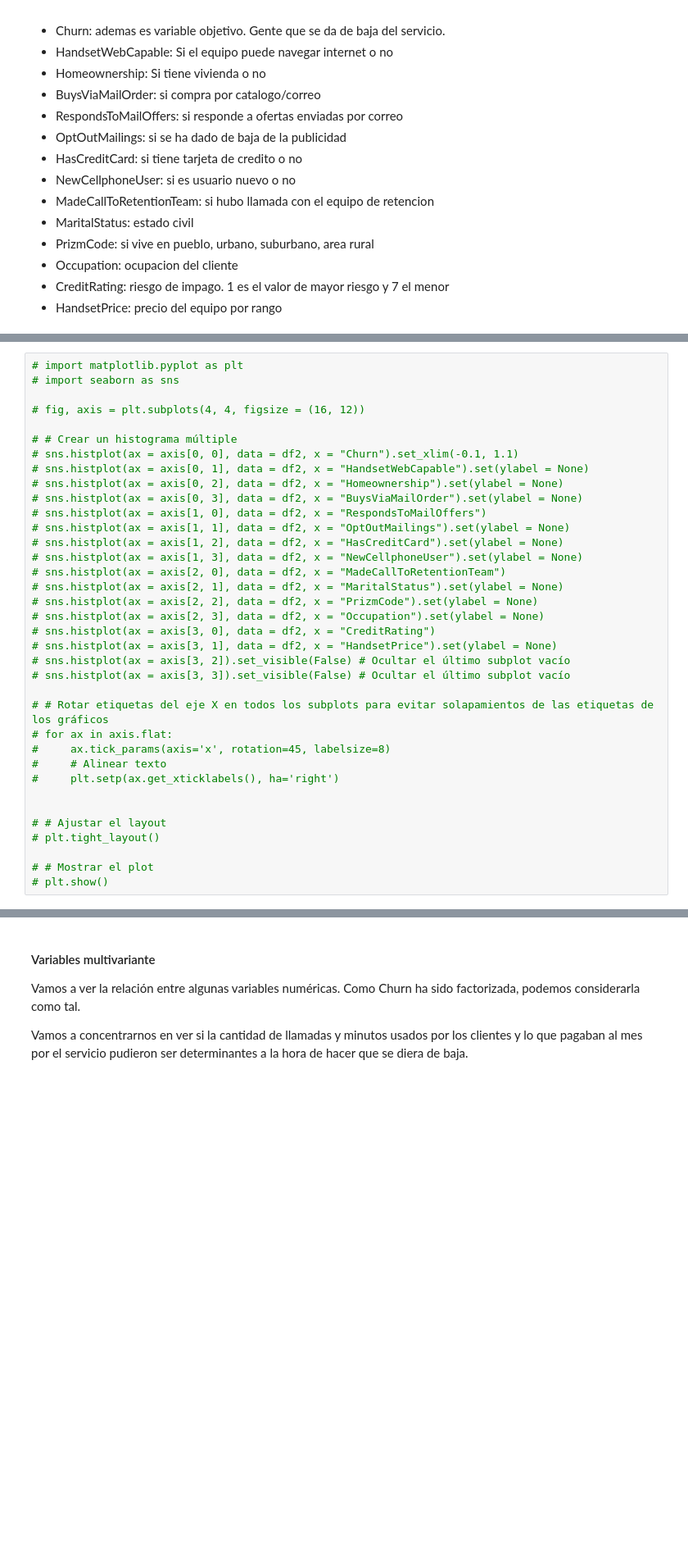
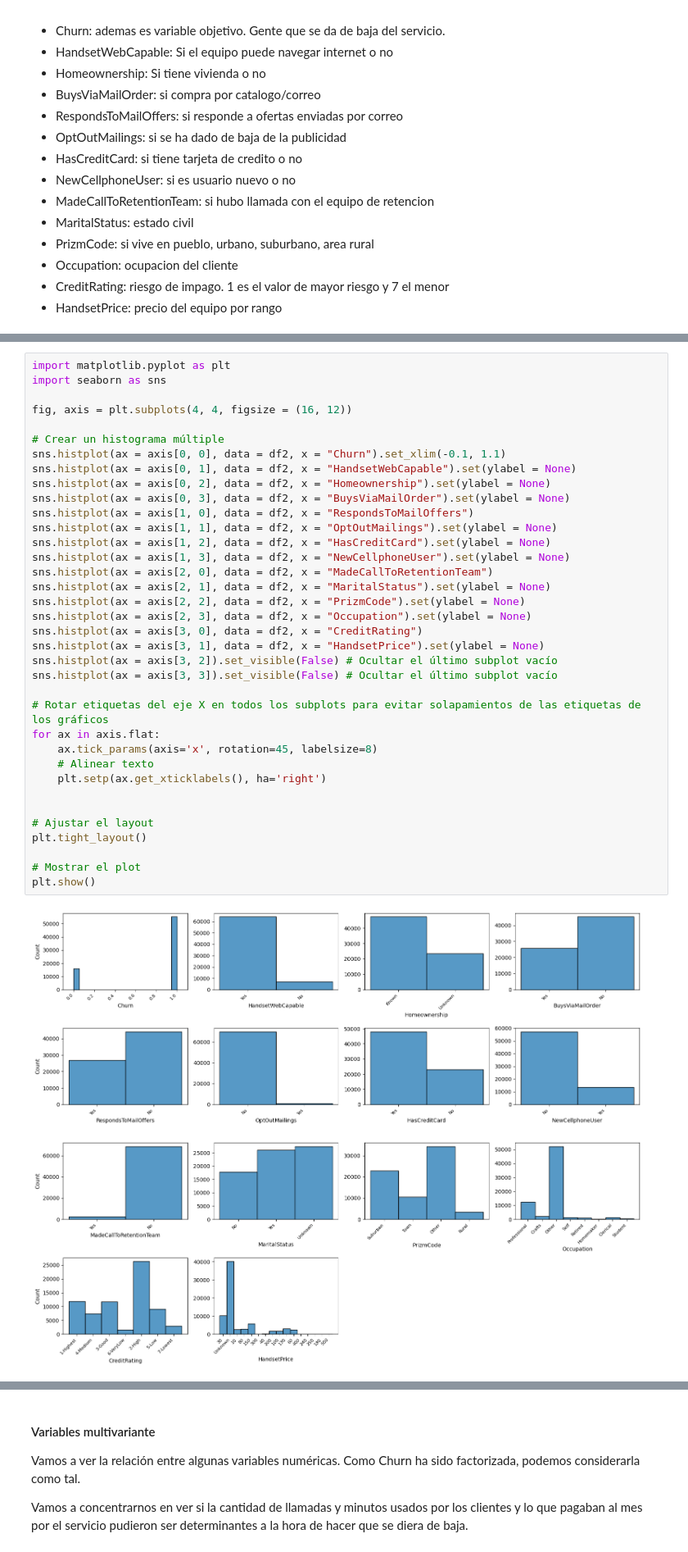
Before and after one commit to 4GeeksAcademy/ProyectoFinalDS_Churn_Pablo_Sahid, a Jupyter notebook: src/explore.ipynb, the cells around one changed output, grey strips where cells are left out. Shown at 82% size. Drawn from its saved outputs; the diff is of its cells as text; blank space fills up the shorter version.

```diff
--- a/src/explore.ipynb
+++ b/src/explore.ipynb
@@ -496,40 +563,42 @@ Churn
 Name: count, dtype: int64
 # %%
-# import matplotlib.pyplot as plt
-# import seaborn as sns
+import matplotlib.pyplot as plt
+import seaborn as sns
 
-# fig, axis = plt.subplots(4, 4, figsize = (16, 12))
+fig, axis = plt.subplots(4, 4, figsize = (16, 12))
 
-# # Crear un histograma múltiple
-# sns.histplot(ax = axis[0, 0], data = df2, x = "Churn").set_xlim(-0.1, 1.1)
-# sns.histplot(ax = axis[0, 1], data = df2, x = "HandsetWebCapable").set(ylabel = None)
-# sns.histplot(ax = axis[0, 2], data = df2, x = "Homeownership").set(ylabel = None)
-# sns.histplot(ax = axis[0, 3], data = df2, x = "BuysViaMailOrder").set(ylabel = None)
-# sns.histplot(ax = axis[1, 0], data = df2, x = "RespondsToMailOffers")
-# sns.histplot(ax = axis[1, 1], data = df2, x = "OptOutMailings").set(ylabel = None)
-# sns.histplot(ax = axis[1, 2], data = df2, x = "HasCreditCard").set(ylabel = None)
-# sns.histplot(ax = axis[1, 3], data = df2, x = "NewCellphoneUser").set(ylabel = None)
-# sns.histplot(ax = axis[2, 0], data = df2, x = "MadeCallToRetentionTeam")
-# sns.histplot(ax = axis[2, 1], data = df2, x = "MaritalStatus").set(ylabel = None)
-# sns.histplot(ax = axis[2, 2], data = df2, x = "PrizmCode").set(ylabel = None)
-# sns.histplot(ax = axis[2, 3], data = df2, x = "Occupation").set(ylabel = None)
-# sns.histplot(ax = axis[3, 0], data = df2, x = "CreditRating")
-# sns.histplot(ax = axis[3, 1], data = df2, x = "HandsetPrice").set(ylabel = None)
-# sns.histplot(ax = axis[3, 2]).set_visible(False) # Ocultar el último subplot vacío
-# sns.histplot(ax = axis[3, 3]).set_visible(False) # Ocultar el último subplot vacío
+# Crear un histograma múltiple
+sns.histplot(ax = axis[0, 0], data = df2, x = "Churn").set_xlim(-0.1, 1.1)
+sns.histplot(ax = axis[0, 1], data = df2, x = "HandsetWebCapable").set(ylabel = None)
+sns.histplot(ax = axis[0, 2], data = df2, x = "Homeownership").set(ylabel = None)
+sns.histplot(ax = axis[0, 3], data = df2, x = "BuysViaMailOrder").set(ylabel = None)
+sns.histplot(ax = axis[1, 0], data = df2, x = "RespondsToMailOffers")
+sns.histplot(ax = axis[1, 1], data = df2, x = "OptOutMailings").set(ylabel = None)
+sns.histplot(ax = axis[1, 2], data = df2, x = "HasCreditCard").set(ylabel = None)
+sns.histplot(ax = axis[1, 3], data = df2, x = "NewCellphoneUser").set(ylabel = None)
+sns.histplot(ax = axis[2, 0], data = df2, x = "MadeCallToRetentionTeam")
+sns.histplot(ax = axis[2, 1], data = df2, x = "MaritalStatus").set(ylabel = None)
+sns.histplot(ax = axis[2, 2], data = df2, x = "PrizmCode").set(ylabel = None)
+sns.histplot(ax = axis[2, 3], data = df2, x = "Occupation").set(ylabel = None)
+sns.histplot(ax = axis[3, 0], data = df2, x = "CreditRating")
+sns.histplot(ax = axis[3, 1], data = df2, x = "HandsetPrice").set(ylabel = None)
+sns.histplot(ax = axis[3, 2]).set_visible(False) # Ocultar el último subplot vacío
+sns.histplot(ax = axis[3, 3]).set_visible(False) # Ocultar el último subplot vacío
 
-# # Rotar etiquetas del eje X en todos los subplots para evitar solapamientos de las etiquetas de los gráficos
-# for ax in axis.flat:
-#     ax.tick_params(axis='x', rotation=45, labelsize=8)
-#     # Alinear texto
-#     plt.setp(ax.get_xticklabels(), ha='right')
+# Rotar etiquetas del eje X en todos los subplots para evitar solapamientos de las etiquetas de los gráficos
+for ax in axis.flat:
+    ax.tick_params(axis='x', rotation=45, labelsize=8)
+    # Alinear texto
+    plt.setp(ax.get_xticklabels(), ha='right')
 
 
-# # Ajustar el layout
-# plt.tight_layout()
+# Ajustar el layout
+plt.tight_layout()
 
-# # Mostrar el plot
-# plt.show()
+# Mostrar el plot
+plt.show()
+# %% [output]
+[figure, added]
 # %% [markdown]
 - Churn: segun lo observado los clientes que No se dan de baja superan por mas del doble a los que si.
 - HandsetWebCapable: hay minoría de clientes con dispositivos que no navegan en internet.
```
Also changed, not shown: parts of 50 cells of this notebook, 25 other files.
